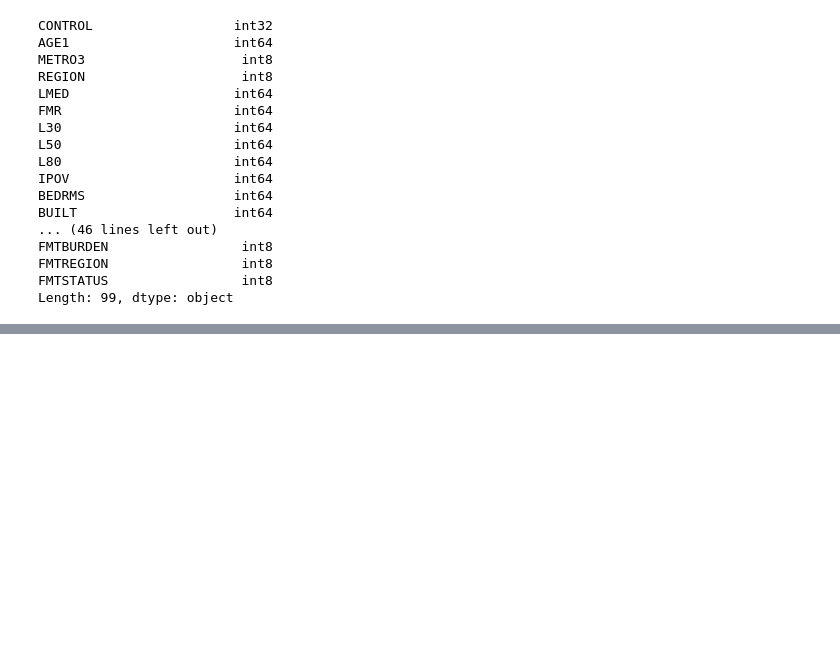
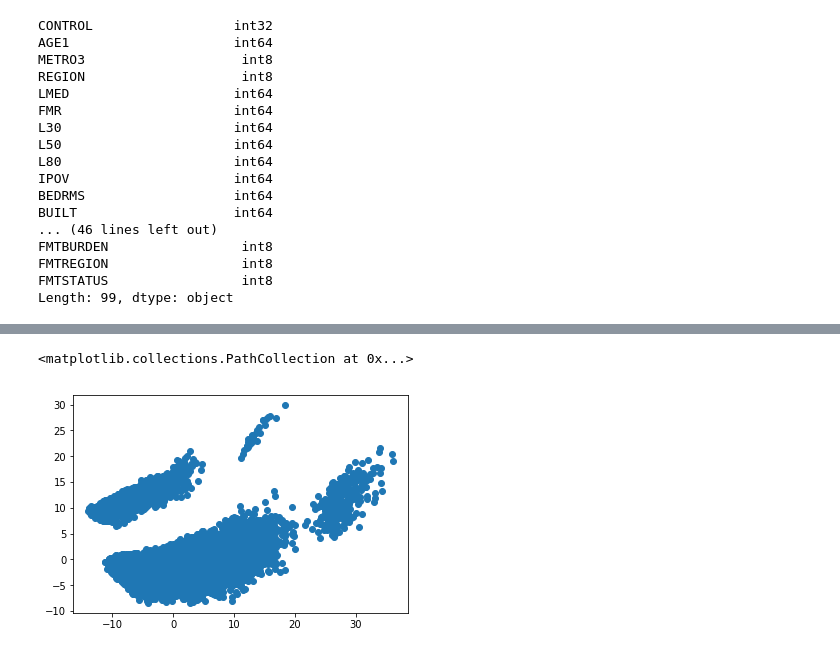
Before and after one commit to nephylum/DS-Unit-1-Sprint-3-Linear-Algebra, a Jupyter notebook: module3-dimensionality-reduction/LS_DS9_133_High_Dimensional_Data_Assignment.ipynb, the cells around one changed output, grey strips where cells are left out. Saved outputs shown, nothing was run; the diff lists cells and outputs as text; code cells hidden in the pictures; blank space fills up the shorter version.

```diff
--- a/module3-dimensionality-reduction/LS_DS9_133_High_Dimensional_Data_Assignment.ipynb
+++ b/module3-dimensionality-reduction/LS_DS9_133_High_Dimensional_Data_Assignment.ipynb
@@ -302,9 +302,10 @@ from sklearn.decomposition import PCA
 
 scaler = StandardScaler()
 Z = scaler.fit_transform(national_processed)
-pca = PCA(2)
-pca.fit(Z)
-print('Eigenvectors:\n', pca.components_)
-print('Eigenvalues: \n', pca.explained_variance_)
-B = pca.transform(Z)
+Z
+
+# pca.fit(Z)
+# print('Eigenvectors:\n', pca.components_)
+# print('Eigenvalues: \n', pca.explained_variance_)
+# B = pca.transform(Z)
 # %% [output]
@@ -335,0 +325,4 @@ NameError: ignored
+# %%
+pca = PCA(2)
+pca_features = pca.fit_transform(Z)
+pca_features
@@ -336,3 +337,8 @@ NameError: ignored
+# %%
+plt.scatter(pca_features[:,0], pca_features[:,1])
+# %% [output]
+<matplotlib.collections.PathCollection at 0x...>
+[figure, added]
 # %% [markdown]
 # Stretch Goals
 
```
Also changed, not shown: parts of 3 cells of this notebook.
